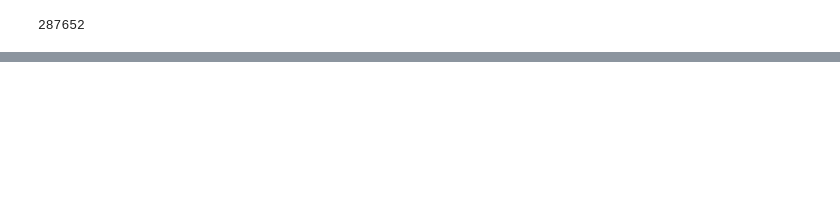
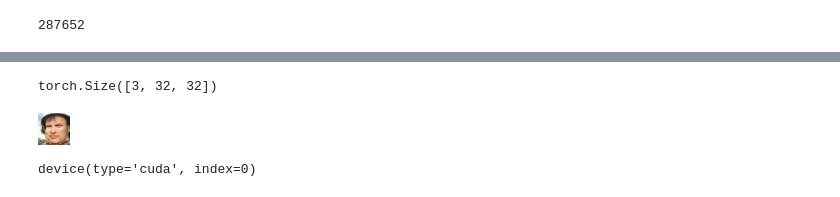
Before and after one commit to hslrock/EmotiW2020, a Jupyter notebook: Face_Feature_Train.ipynb, the cells around one changed output, grey strips where cells are left out. Drawn from its saved outputs; the diff is of its cells as text; code cells hidden in the pictures; blank space fills up the shorter version.

```diff
--- a/Face_Feature_Train.ipynb
+++ b/Face_Feature_Train.ipynb
@@ -23,7 +23,7 @@ class ImageDataset(Dataset):
 
 
         self.transform=transforms.Compose([
-                     transforms.Resize((64,64)),
+                     transforms.Resize((32,32)),
                      transforms.ToTensor(),
                      transforms.Normalize((0.5,0.5,0.5 ), (0.5, 0.5,0.5))])
 
@@ -88,4 +63,11 @@ NameError: name 'train_dataloader' is not defined
 # %%
-Affect_Train[0][0].shape
+Affect_Train[26][0].shape
+# %% [output]
+torch.Size([3, 32, 32])
+# %%
+img=transforms.ToPILImage()(Affect_Train[26][0]*0.5+0.5)
+img
+# %% [output]
+[figure, added]
 # %%
 from module import face_feature
@@ -94,0 +80,4 @@ model=model.to(device)
+# %%
+device
+# %% [output]
+device(type='cuda', index=0)
```
Also changed, not shown: parts of 14 cells of this notebook, 9 other files.
